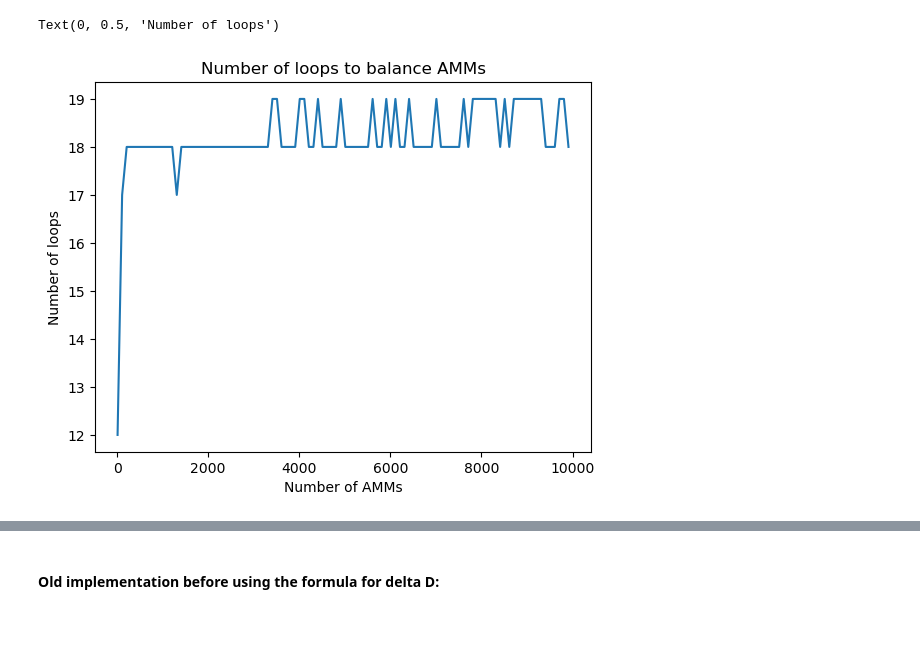
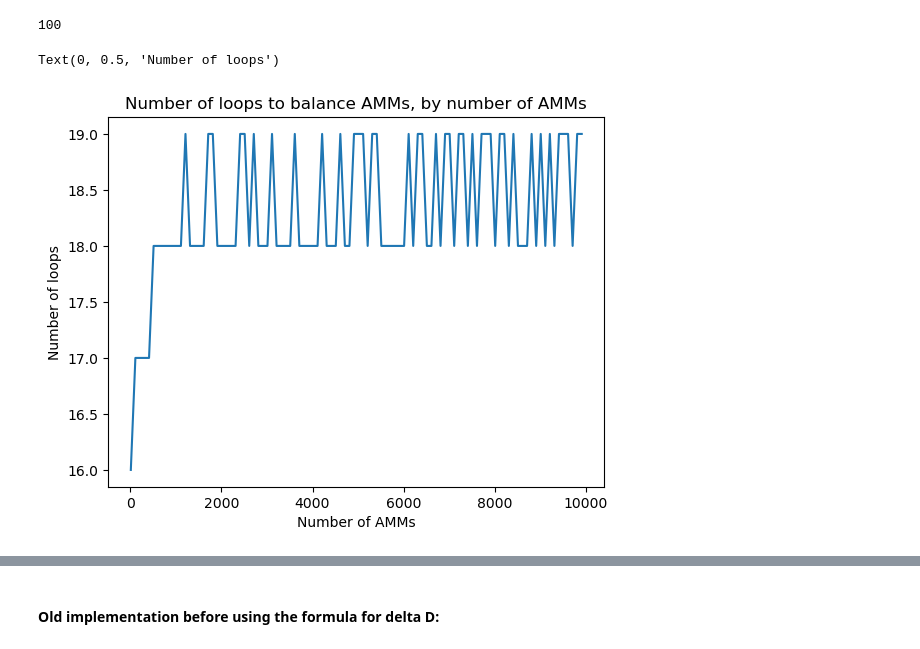
Before and after one commit to samdevo/AMM-experiments, a Jupyter notebook: cpmm_sim.ipynb, the cells around one changed output, grey strips where cells are left out. Saved outputs shown, nothing was run; the diff lists cells and outputs as text; code cells hidden in the pictures.

Commit message:
graph by epsilon too

```diff
--- a/cpmm_sim.ipynb
+++ b/cpmm_sim.ipynb
@@ -33,6 +33,7 @@ def are_balanced(amms, epsilon):
     # print(f"min price: {min_price}, max price: {max_price}")
     return max_price / min_price - 1 < epsilon
 # %%
+import numpy as np
 def num_steps(n_amms, epsilon):
     AMMs = [AMM() for _ in range(n_amms)]
     i = 0
@@ -43,5 +44,9 @@ def num_steps(n_amms, epsilon):
             arbitrage(amm1, amm2)
     return i
 
-amm_ns = range(10, 10000, 100)
-steps = [num_steps(n, 1e-3) for n in amm_ns]
+amm_ns = range(10, 10000, 1000)
+steps1 = [num_steps(n, 1e-3) for n in amm_ns]
+# list of epsilons to try, from 1e-1 to 1e-4, logarithmically spaced with 50 points
+epsilons = np.logspace(-1, -4, 50)
+print(epsilons)
+steps2 = [num_steps(1000, epsilon) for epsilon in epsilons]
@@ -48,9 +63,13 @@ steps = [num_steps(n, 1e-3) for n in amm_ns]
+# %%
+len(amm_ns)
+# %% [output]
+100
 # %%
 import matplotlib.pyplot as plt
-plt.plot(amm_ns, steps)
-plt.title("Number of loops to balance AMMs")
+plt.plot(amm_ns, steps1)
+plt.title("Number of loops to balance AMMs, by number of AMMs")
 plt.xlabel("Number of AMMs")
 plt.ylabel("Number of loops")
 # %% [output]
 Text(0, 0.5, 'Number of loops')
-[figure, old version]
+[figure, new version]
```
Also changed, not shown: parts of 3 cells of this notebook.
